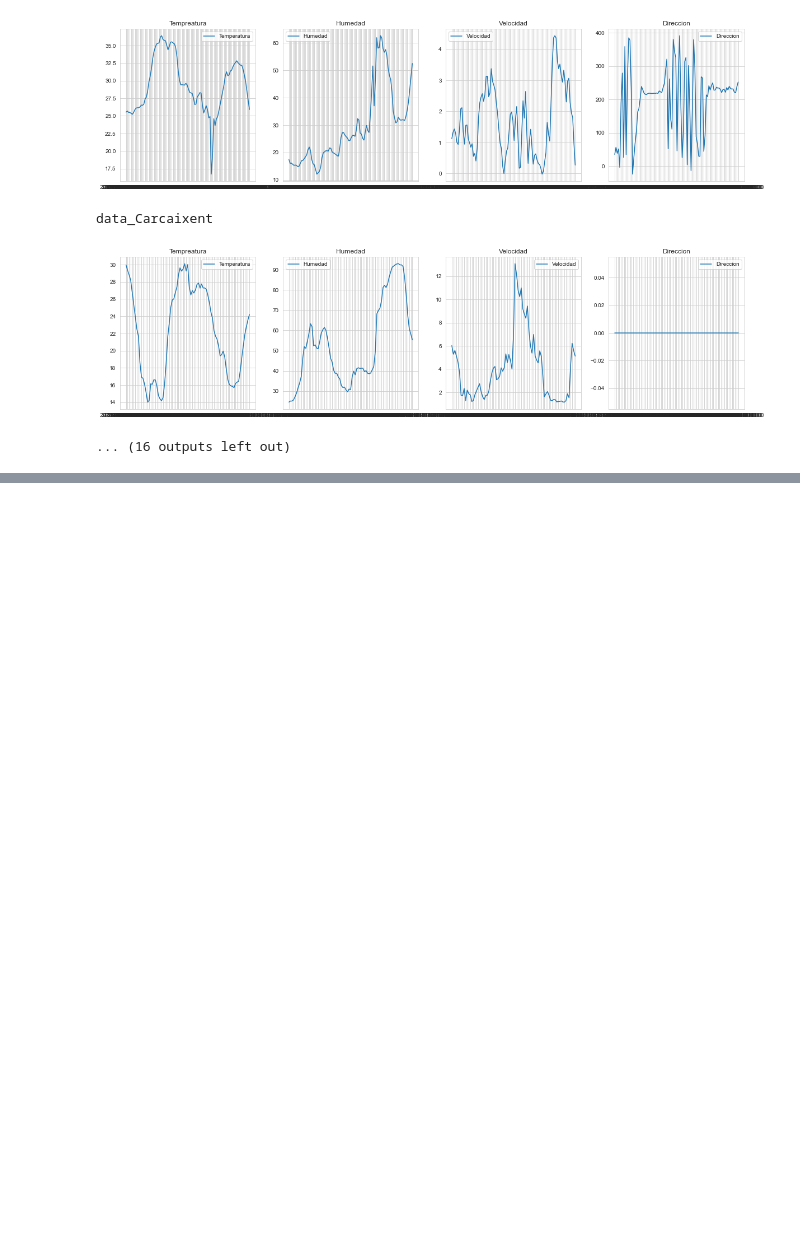
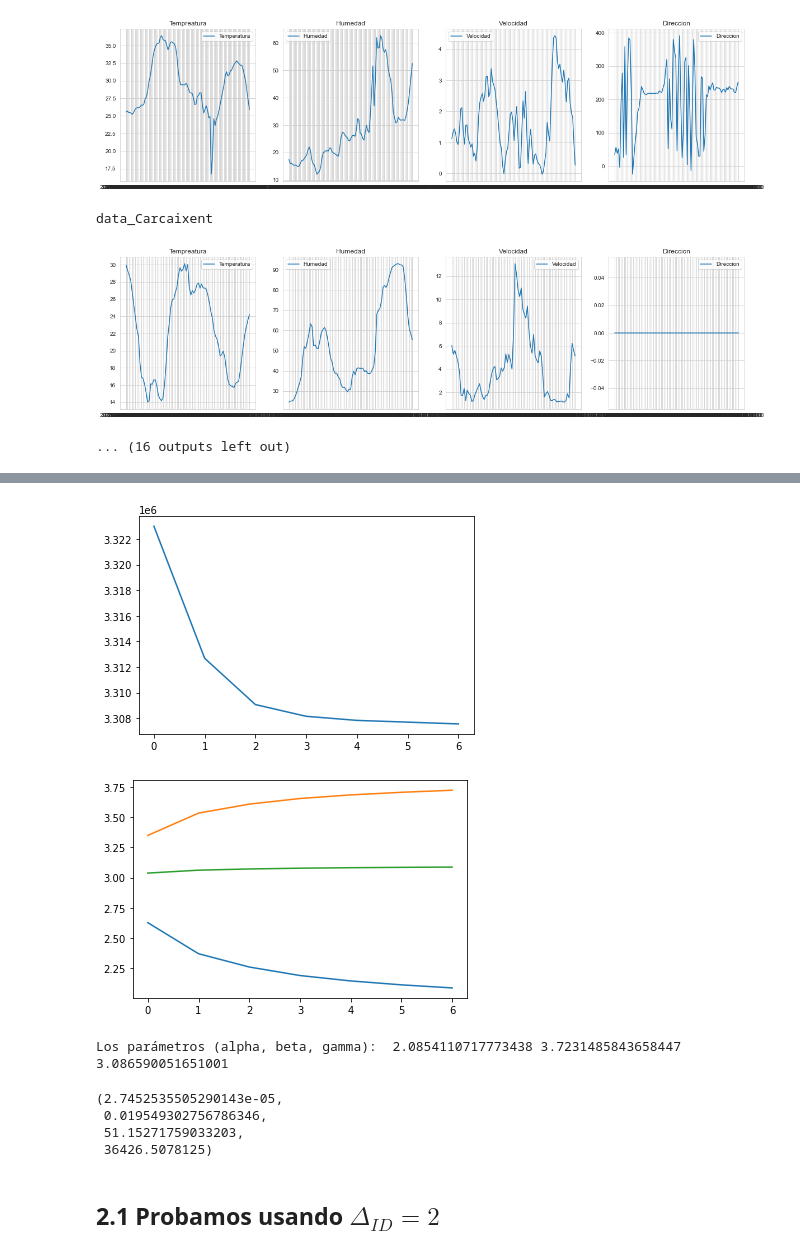
Before and after one commit to joanboterspitarch/SpreadModel, a Jupyter notebook: prueba.ipynb, the cells around one changed output, grey strips where cells are left out. Drawn from its saved outputs; the diff is of its cells as text; code cells hidden in the pictures; blank space fills up the shorter version.

```diff
--- a/prueba.ipynb
+++ b/prueba.ipynb
@@ -250,0 +809,24 @@ def fun_p0_c(t, h, alpha, beta, gamma, t_min=0):
+# %%
+plt.plot(Loss)
+plt.show()
+
+plt.plot(alphas)
+plt.plot(betas)
+plt.plot(gammas)
+plt.show()
+# %% [output]
+[figure, added]
+[figure, added]
+# %%
+print('Los parámetros (alpha, beta, gamma): ', alpha.item(), beta.item(), gamma.item())
+# %% [output]
+Los parámetros (alpha, beta, gamma):  2.0854110717773438 3.7231485843658447 3.086590051651001
+# %%
+grid.p0.min().item(), grid.p0.max().item(), grid.div.min().item(), grid.div.max().item()
+# %% [output]
+(2.7452535505290143e-05,
+ 0.019549302756786346,
+ 51.15271759033203,
+ 36426.5078125)
+# %% [markdown]
+## 2.1 Probamos usando $\Delta_{ID}=2$
```
Also changed, not shown: parts of 23 cells of this notebook, 5 other files.
